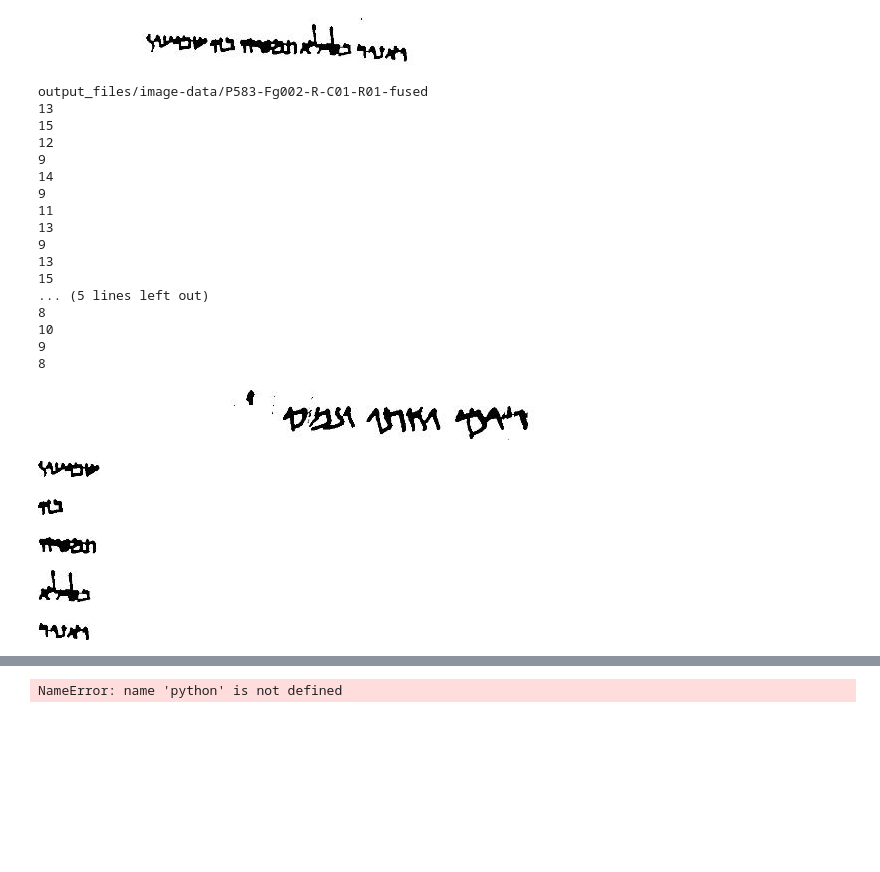
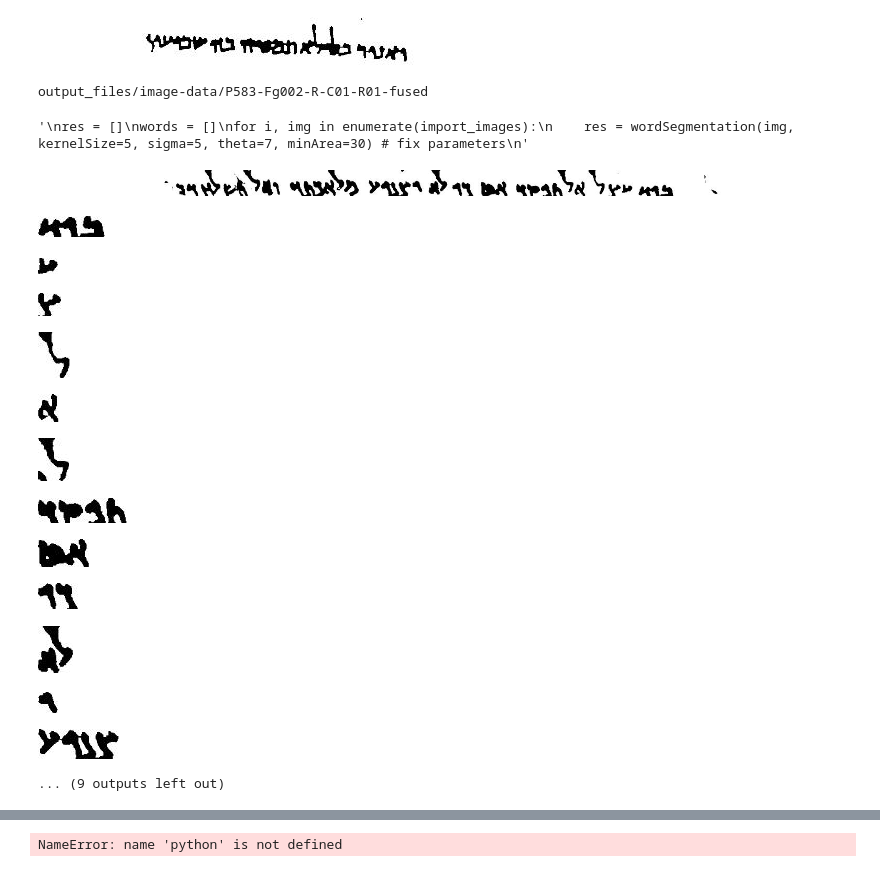
Before and after one commit to JoppeBoekestijn/handwritingrecog, a Jupyter notebook: __Final__/word_segmentation.ipynb, the cells around one changed output, grey strips where cells are left out. Saved outputs shown, nothing was run; the diff lists cells and outputs as text; code cells hidden in the pictures; blank space fills up the shorter version.

Commit message:
Implemented a working version (to a certain extent) of word and character segmentation

```diff
--- a/__Final__/word_segmentation.ipynb
+++ b/__Final__/word_segmentation.ipynb
@@ -95,7 +95,7 @@ def load_slices(filepath):
     slices_path = natsorted(glob.glob(slices_filepath + 'slice*_binarize.png'))
     for slice_path in slices_path:
         slices.append(prepareImg(cv2.imread(slice_path), 50))
-    print(len(slices))
+    #print(len(slices))
     return slices
 
 image_filepaths = glob.glob(input_files + '*')
@@ -103,24 +103,5 @@ print(image_filepaths[len(image_filepaths) - 5])
 images = []
 for image_filepath in image_filepaths:
     images.append(load_slices(image_filepath))
-
-showarray(images[15][2])
 # %% [output]
 output_files/image-data/P583-Fg002-R-C01-R01-fused
-13
-15
-12
-9
-14
-9
-11
-13
-9
-13
-15
-... (5 lines left out)
-8
-10
-9
-8
-[figure, removed]
@@ -127,20 +115,43 @@ output_files/image-data/P583-Fg002-R-C01-R01-fused
 # %%
+"""
 res = []
 words = []
 for i, img in enumerate(import_images):
     res = wordSegmentation(img, kernelSize=5, sigma=5, theta=7, minArea=30) # fix parameters
+"""
+# %% [output]
+'\nres = []\nwords = []\nfor i, img in enumerate(import_images):\n    res = wordSegmentation(img, kernelSize=5, sigma=5, theta=7, minArea=30) # fix parameters\n'
+# %%
+#There still needs to come a loop through all the slices, here you can pick a slice to debug
+img = images[1][5]
+showarray(img)
+#Parameters are optimized.
+res = wordSegmentation(img, kernelSize=5, sigma=5, theta=7, minArea=100)
+# %% [output]
+[figure, added]
 # %%
+words = []
 for (j, w) in enumerate(res):
     (wordBox, wordImg) = w
     (x, y, w, h) = wordBox
-    if (w > 20):
-        words.append(wordImg)
+    if (w > 15):
+        if( h > 15):
+            words.append(wordImg)
 # %%
+words.reverse()
 for word in words:
     showarray(word)
 # %% [output]
-[figure, old version]
+[figure, new version]
-[figure, old version]
+[figure, new version]
-[figure, old version]
+[figure, new version]
-[figure, old version]
+[figure, new version]
-[figure, old version]
+[figure, new version]
+[figure, added]
+[figure, added]
+[figure, added]
+[figure, added]
+[figure, added]
+[figure, added]
+[figure, added]
+... (9 outputs left out)
```
Also changed, not shown: parts of 6 cells of this notebook.
